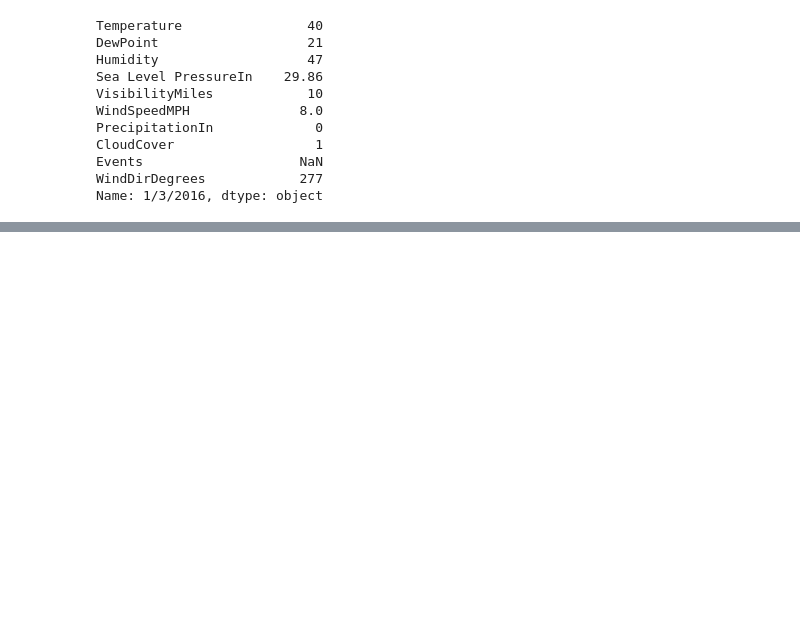
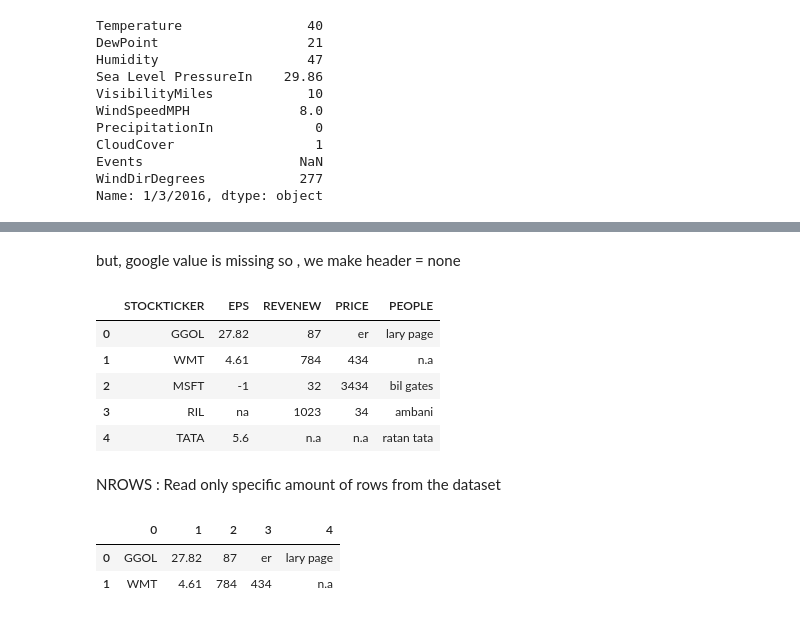
Before and after one commit to hsnaidu/basics, a Jupyter notebook: data_science/pandas-cheatsheet.ipynb, the cells around one changed output, grey strips where cells are left out. Drawn from its saved outputs; the diff is of its cells as text; code cells hidden in the pictures; blank space fills up the shorter version.

Commit message:
added pandas read / write and header

```diff
--- a/data_science/pandas-cheatsheet.ipynb
+++ b/data_science/pandas-cheatsheet.ipynb
@@ -286,0 +369,23 @@ Name: 1/3/2016, dtype: object
+# %% [markdown]
+but, google value is missing so , we make header = none
+# %%
+df = pd.read_excel('C:\\Users\\harip\\Desktop\\refrence\\data_science\\dataset\\noheader.xlsx',header = None) # here we use the header = 0
+df.columns = ['STOCKTICKER','EPS','REVENEW','PRICE','PEOPLE']
+df
+# df[['EPS','PRICE']][df.STOCKTICKER == df.STOCKTICKER.max()] ------ FoMO
+# %% [output]
+|  | STOCKTICKER | EPS | REVENEW | PRICE | PEOPLE |
+| 0 | GGOL | 27.82 | 87 | er | lary page |
+| 1 | WMT | 4.61 | 784 | 434 | n.a |
+| 2 | MSFT | -1 | 32 | 3434 | bil gates |
+| 3 | RIL | na | 1023 | 34 | ambani |
+| 4 | TATA | 5.6 | n.a | n.a | ratan tata |
+# %% [markdown]
+NROWS : Read only specific amount of rows from the dataset
+# %%
+df = pd.read_excel('C:\\Users\\harip\\Desktop\\refrence\\data_science\\dataset\\noheader.xlsx',header = None,nrows = 2)
+df # gives only two rows
+# %% [output]
+|  | 0 | 1 | 2 | 3 | 4 |
+| 0 | GGOL | 27.82 | 87 | er | lary page |
+| 1 | WMT | 4.61 | 784 | 434 | n.a |
```
Also changed, not shown: parts of 31 cells of this notebook, 6 other files.
